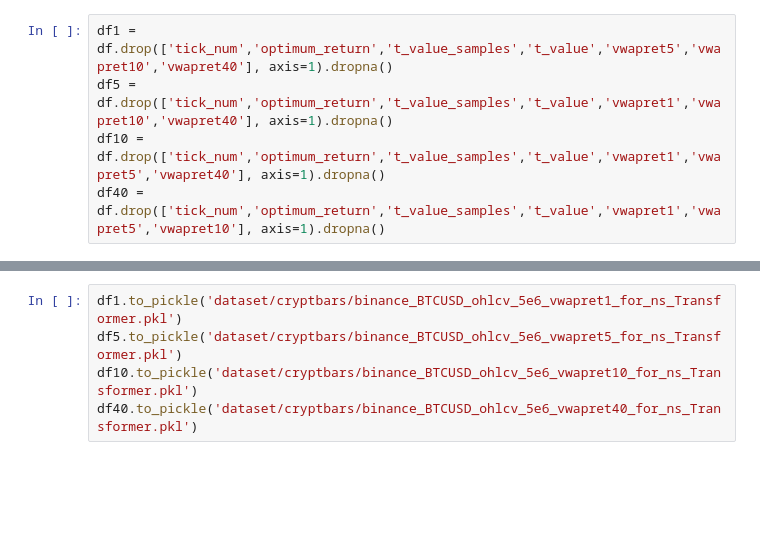
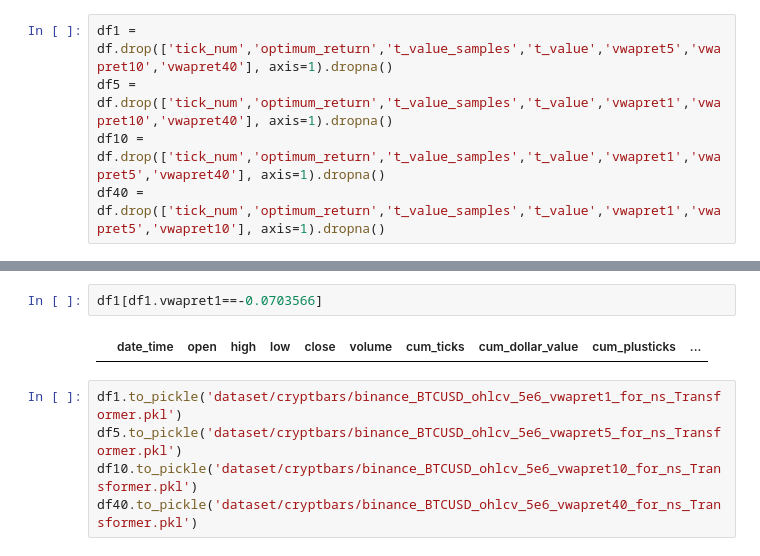
Before and after one commit to yunakkano/Nonstationary_Transformers, a Jupyter notebook: crypt_bars_ml.ipynb, the cells around one changed output, grey strips where cells are left out. Cells and saved outputs as stored; diff of their text form; blank space fills up the shorter version.

```diff
--- a/crypt_bars_ml.ipynb
+++ b/crypt_bars_ml.ipynb
@@ -73,3 +57,7 @@ df1
+# %%
+df1[df1.vwapret1==-0.0703566]
+# %% [output]
+|  | date_time | open | high | low | close | volume | cum_ticks | cum_dollar_value | cum_plusticks | ... |
 # %%
 df1.to_pickle('dataset/cryptbars/binance_BTCUSD_ohlcv_5e6_vwapret1_for_ns_Transformer.pkl')
 df5.to_pickle('dataset/cryptbars/binance_BTCUSD_ohlcv_5e6_vwapret5_for_ns_Transformer.pkl')
```
Also changed, not shown: parts of 22 cells of this notebook.
